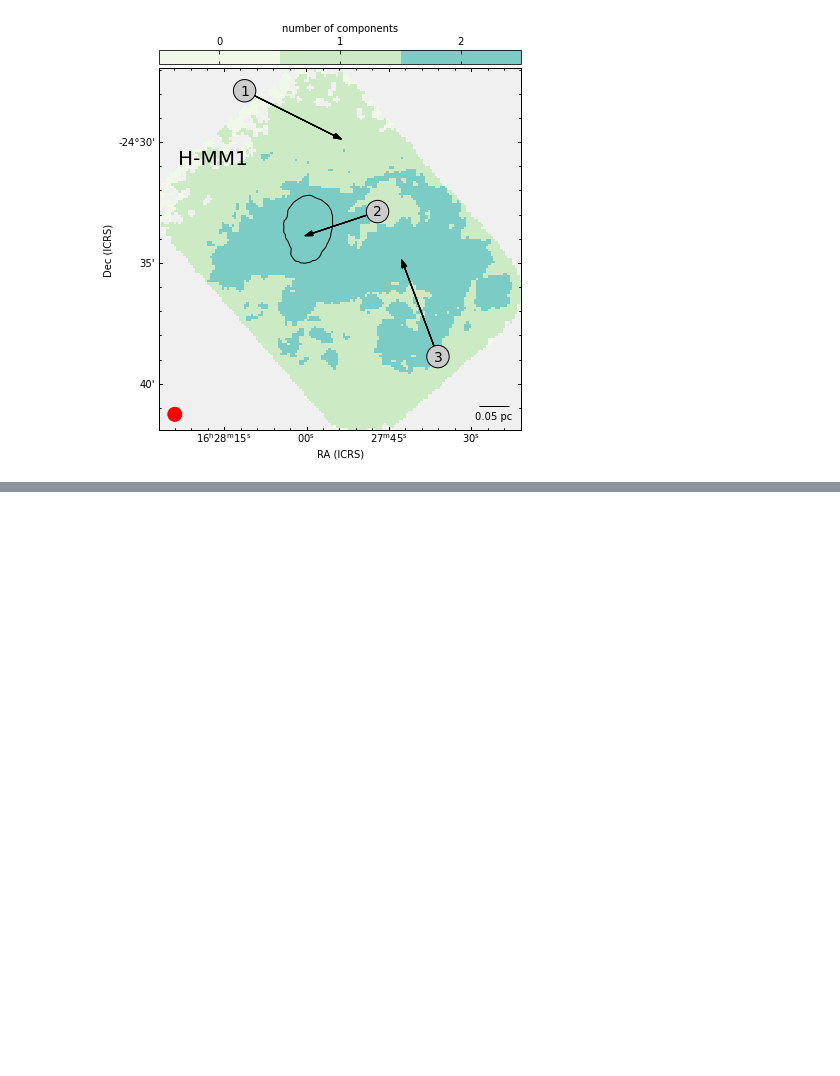
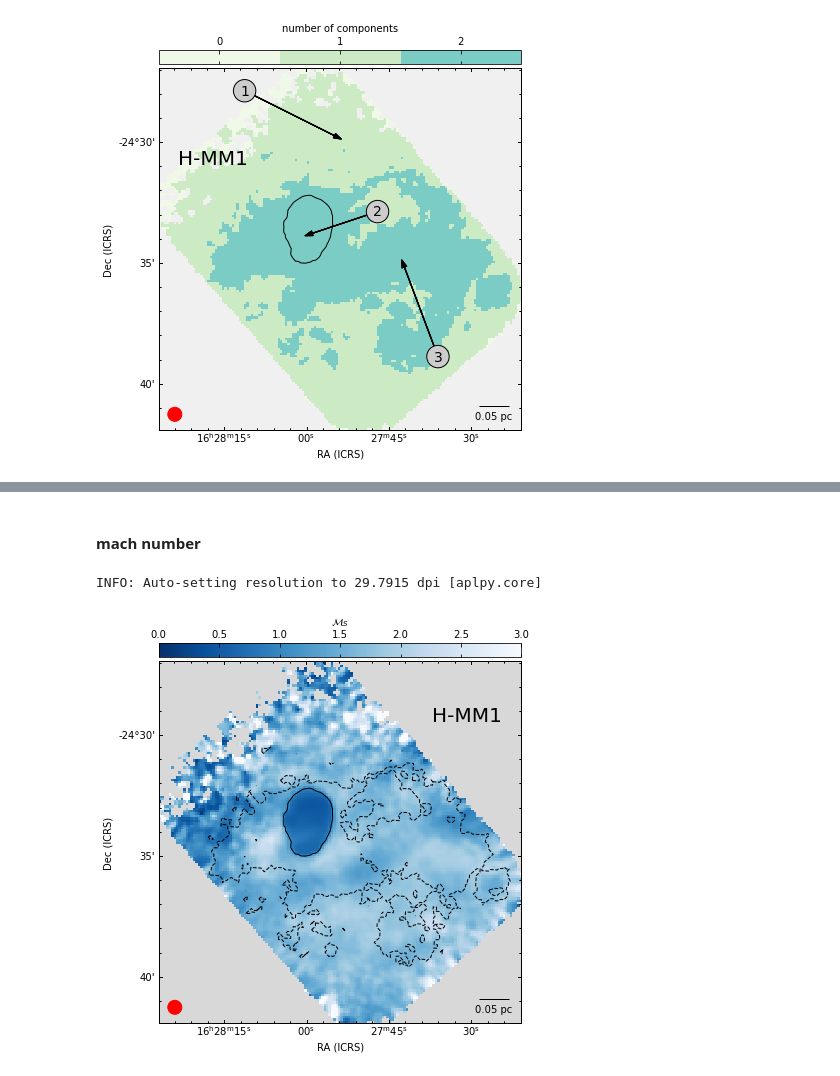
Before and after one commit to SpandanCh/H-MM1_extended_subsonic, a Jupyter notebook: make_figures.ipynb, the cells around one changed output, grey strips where cells are left out. Saved outputs shown, nothing was run; the diff lists cells and outputs as text; code cells hidden in the pictures; blank space fills up the shorter version.

```diff
--- a/make_figures.ipynb
+++ b/make_figures.ipynb
@@ -365,0 +417,25 @@ fig.savefig(figs_dir + 'npeaks_2cmp_repr_with_example_pix.pdf', dpi=100)
+# %% [markdown]
+#### mach number
+# %%
+fig = aplfig(fits.PrimaryHDU(data=mach_number_1cmp_repr, header=hd_repr), figsize=(7,7))
+
+text_color='white'
+contour_color='k'
+
+cmap = plt.cm.get_cmap('Blues_r')
+cmap.set_bad('0.85')
+
+fig = setup_plot( fig, cmap=cmap, vmin=0, vmax=3, col_text = r'$\mathcal{M}_S$', beam_color='r', sclbr=0.05,
+                 x_txt=0.85, y_txt=0.85,lbl_text='H-MM1', label_col='k', lbl_size=20)
+
+fig.beam.set_corner('bottom left')
+
+fig.show_contour(para_map_dir + 'mach_number_1cmp_w_mask.fits', levels=[1], colors='k',linewidths=1)
+# fig.show_contour(para_map_dir + 'mach_number_1cmp.fits', levels=[2], colors='k',linewidths=1, linestyles='dotted')
+fig.show_contour(para_map_dir + 'mach_number_nr_for_msk.fits', levels=[1], colors='k',linewidths=1,
+                 linestyles='dashed')
+
+fig.savefig(figs_dir + 'mach_1cmp_repr.pdf')
+# %% [output]
+INFO: Auto-setting resolution to 29.7915 dpi [aplpy.core]
+[figure, added]
```
Also changed, not shown: parts of 31 cells of this notebook, 16 other files.
